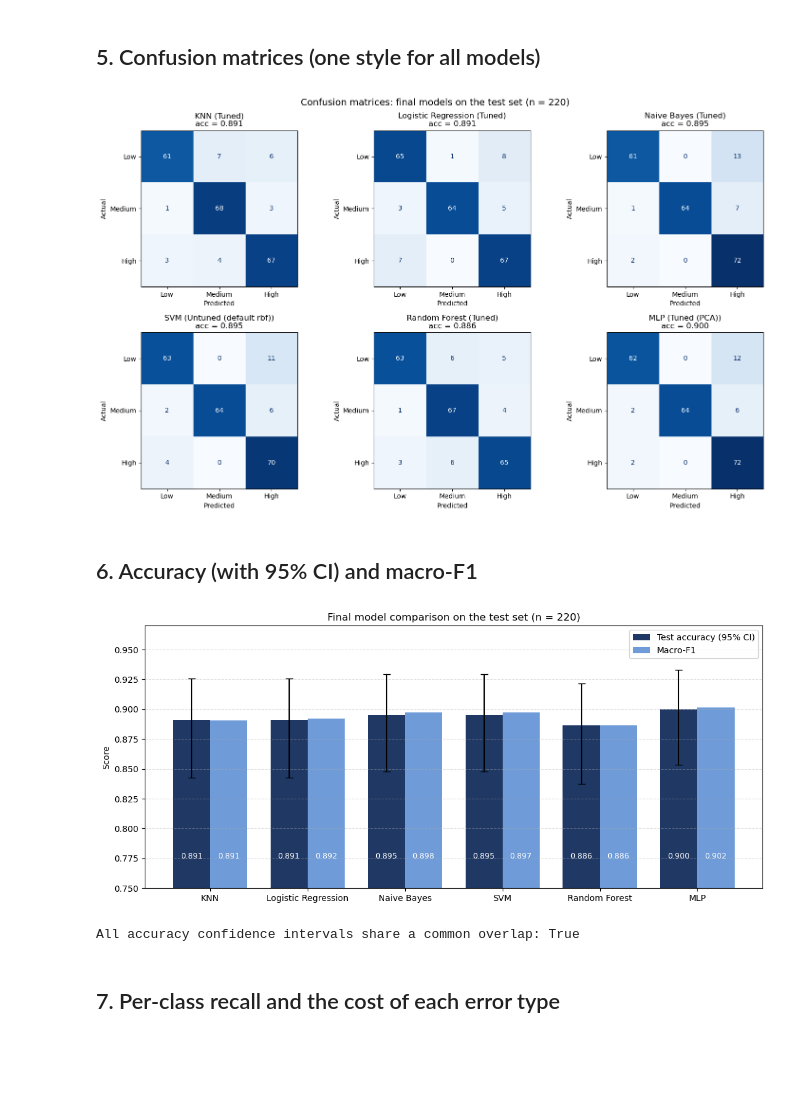
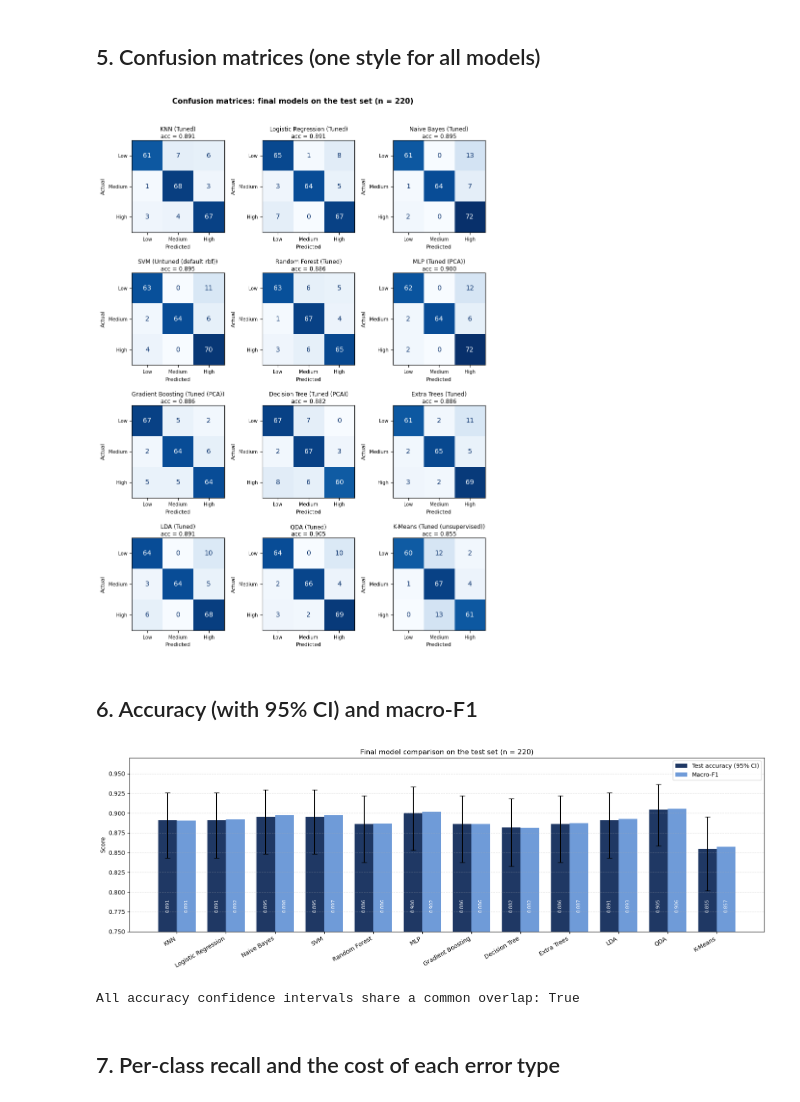
Before and after one commit to chandiracje/AIMAL_Project_Y2S1_G8.1_03, a Jupyter notebook: notebooks/Model_Comparison.ipynb, the cells around one changed output. Saved outputs shown, nothing was run; the diff lists cells and outputs as text; code cells hidden in the pictures; blank space fills up the shorter version.

Commit message:
Finalize

```diff
--- a/notebooks/Model_Comparison.ipynb
+++ b/notebooks/Model_Comparison.ipynb
@@ -80,9 +89,20 @@ pca          train=(880, 3)  test=(220, 3)  features=2
 
 All feature sets share the same test rows. n_test = 220
 # %%
+class ClusterClassifier:
+    # wraps a fitted KMeans and its cluster -> stress level mapping so it behaves like a classifier
+    def __init__(self, km, mapping):
+        self.km, self.mapping = km, mapping
+        self.n_features_in_ = km.n_features_in_
+        self.feature_names_in_ = getattr(km, "feature_names_in_", None)
+    def predict(self, X):
+        return np.array([self.mapping[c] for c in self.km.predict(X)])
+
 models = {}
 for name, (pkl, fs, version) in REGISTRY.items():
     m = joblib.load(MODELS / pkl)
+    if isinstance(m, dict) and "model" in m:                  # K-Means file
+        m = ClusterClassifier(m["model"], m["mapping"])
     cols = data[fs]["cols"]
 
     n_in = getattr(m, "n_features_in_", None)
@@ -149,6 +181,10 @@ cv = StratifiedKFold(n_splits=5, shuffle=True, random_state=SEED)
 
 cv_rows = []
 for name, (pkl, fs, version) in REGISTRY.items():
+    if name in UNSUPERVISED:          # no CV accuracy for an unsupervised model
+        cv_rows.append({"Model": name, "CV acc mean": np.nan, "CV acc std": np.nan,
+                        "CV F1 mean": np.nan, "CV F1 std": np.nan})
+        continue
     d = data[fs]
     r = cross_validate(clone(models[name]), d["X_train"], d["y_train"], cv=cv,
                        scoring=["accuracy", "f1_macro"], n_jobs=-1)
@@ -174,20 +216,40 @@ cv_df.to_csv(OUT / "model_comparison_cv.csv")
 # %% [markdown]
 ## 5. Confusion matrices (one style for all models)
 # %%
-fig, axes = plt.subplots(2, 3, figsize=(15, 9))
+fig, axes = plt.subplots(4, 3, figsize=(8.27, 11.69))
 vmax = max(cm.max() for cm in cms.values())
+
 for ax, (name, cm) in zip(axes.ravel(), cms.items()):
-    ConfusionMatrixDisplay(cm, display_labels=LABELS).plot(ax=ax, cmap="Blues", colorbar=False,
-                                                          values_format="d")
+    ConfusionMatrixDisplay(cm, display_labels=LABELS).plot(
+        ax=ax,
+        cmap="Blues",
+        colorbar=False,
+        values_format="d"
+    )
     ax.images[0].set_clim(0, vmax)
-    ax.set_title(f"{name} ({REGISTRY[name][2]})\nacc = {results.loc[name, 'Test acc']:.3f}")
-    ax.set_xlabel("Predicted"); ax.set_ylabel("Actual")
-plt.suptitle("Confusion matrices: final models on the test set (n = %d)" % n_test, fontsize=14)
-plt.tight_layout()
-plt.savefig(FIGS / "final_confusion_matrices.png", dpi=150, bbox_inches="tight")
+    ax.set_title(
+        f"{name} ({REGISTRY[name][2]})\nacc = {results.loc[name, 'Test acc']:.3f}",
+        fontsize=8.5,
+        pad=3
+    )
+    ax.set_xlabel("Predicted", fontsize=8)
+    ax.set_ylabel("Actual", fontsize=8)
+    ax.tick_params(axis="both", labelsize=7)
+
+for ax in axes.ravel()[len(cms):]:
+    ax.axis("off")
+
+plt.suptitle(
+    "Confusion matrices: final models on the test set (n = %d)" % n_test,
+    fontsize=11,
+    fontweight="bold",
+    y=0.99
+)
+plt.tight_layout(rect=[0, 0, 1, 0.98])
+plt.savefig(FIGS / "final_confusion_matrices.png", dpi=300, bbox_inches="tight")
 plt.show()
 # %% [output]
-[figure, old version]
+[figure, new version]
 # %% [markdown]
 ## 6. Accuracy (with 95% CI) and macro-F1
 # %%
@@ -196,13 +258,13 @@ x = np.arange(len(order)); w = 0.38
 acc = results["Test acc"].to_numpy()
 err = np.vstack([acc - results["Acc 95% CI low"], results["Acc 95% CI high"] - acc])
 
-fig, ax = plt.subplots(figsize=(11, 5))
+fig, ax = plt.subplots(figsize=(16, 5.5))
 ax.bar(x - w/2, acc, w, yerr=err, capsize=4, label="Test accuracy (95% CI)", color="#1F3864")
 ax.bar(x + w/2, results["Macro-F1"], w, label="Macro-F1", color="#6F9BD8")
 for i, (a, f) in enumerate(zip(acc, results["Macro-F1"])):
-    ax.text(i - w/2, 0.775, f"{a:.3f}", ha="center", color="white", fontsize=9)
-    ax.text(i + w/2, 0.775, f"{f:.3f}", ha="center", color="white", fontsize=9)
-ax.set_xticks(x); ax.set_xticklabels(order)
+    ax.text(i - w/2, 0.775, f"{a:.3f}", ha="center", color="white", fontsize=8, rotation=90)
+    ax.text(i + w/2, 0.775, f"{f:.3f}", ha="center", color="white", fontsize=8, rotation=90)
+ax.set_xticks(x); ax.set_xticklabels(order, rotation=30, ha="right")
 ax.set_ylim(0.75, 0.97); ax.set_ylabel("Score")
 ax.set_title("Final model comparison on the test set (n = %d)" % n_test)
 ax.grid(axis="y", linestyle="--", alpha=0.4); ax.legend()
@@ -213,7 +275,7 @@ plt.show()
 overlap = results["Acc 95% CI low"].max() <= results["Acc 95% CI high"].min()
 print("All accuracy confidence intervals share a common overlap:", overlap)
 # %% [output]
-[figure, old version]
+[figure, new version]
 All accuracy confidence intervals share a common overlap: True
 # %% [markdown]
 ## 7. Per-class recall and the cost of each error type
```
Also changed, not shown: parts of 8 cells of this notebook, 8 other files.
